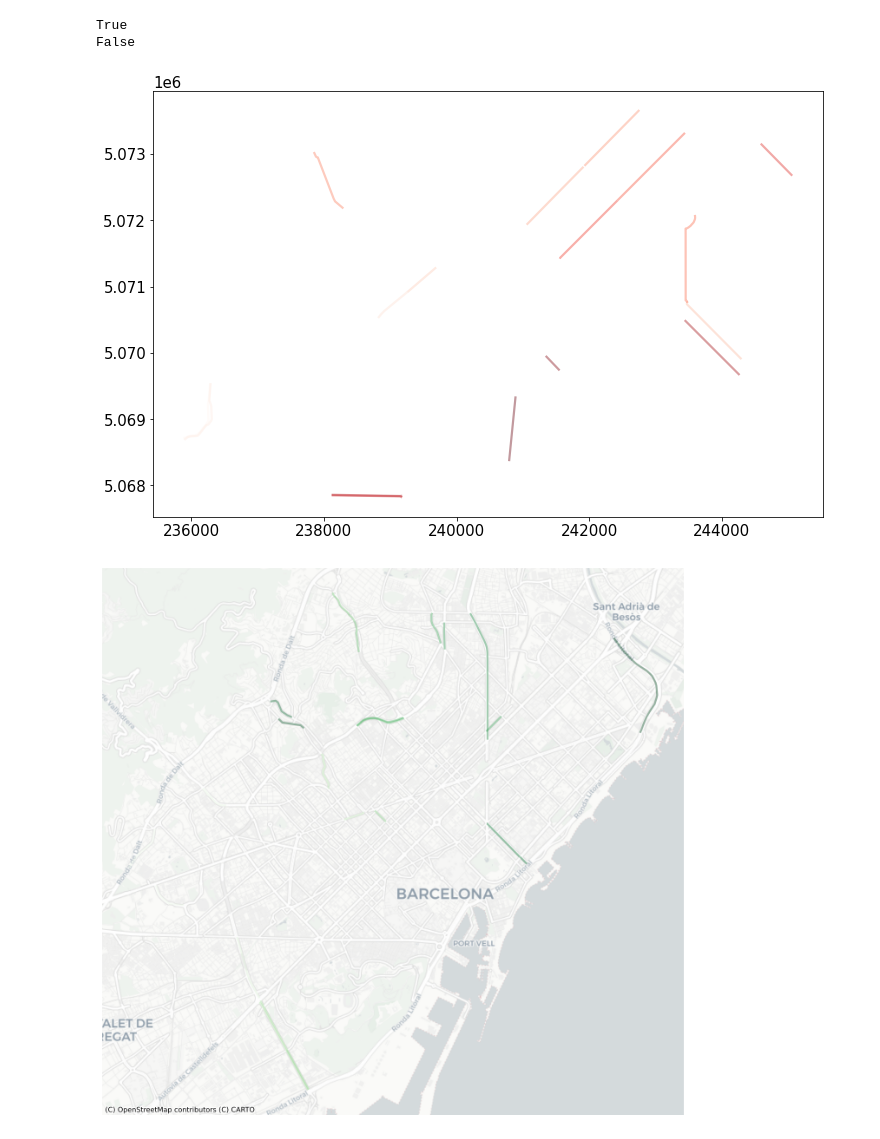
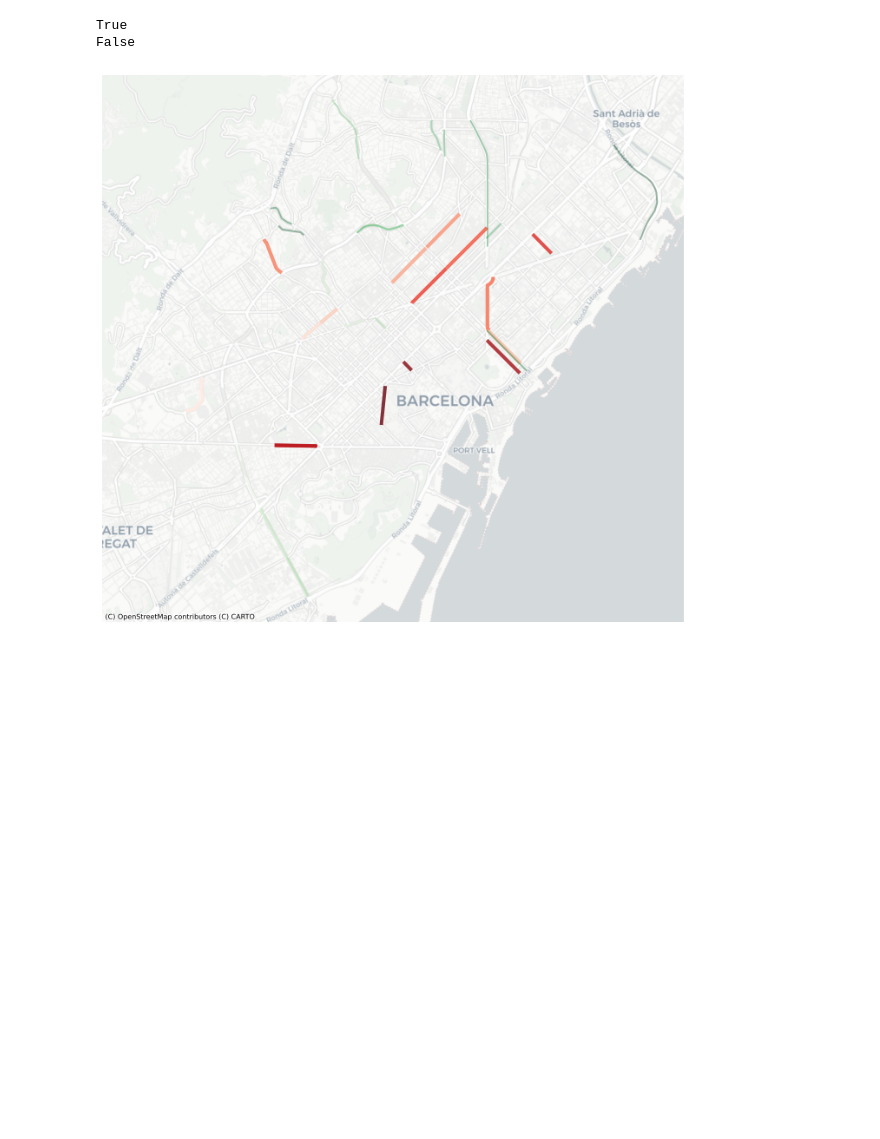
Before and after one commit to soyhyoj/BCN-TrafficForecast, a Jupyter notebook: notebooks/2. EDA.ipynb, the cells around one changed output. Saved outputs shown, nothing was run; the diff lists cells and outputs as text; code cells hidden in the pictures; blank space fills up the shorter version.

```diff
--- a/notebooks/2. EDA.ipynb
+++ b/notebooks/2. EDA.ipynb
@@ -276,2 +226,0 @@ array([ 6,  9, 12, 13, 19, 20, 21, 24, 26, 27, 28])
-# %%
-sep_2020.set_index('day').loc[reduced_traffic_sep2020].weekday.value_counts()
@@ -416,17 +433,16 @@ False
 # %%
 # Where are the removed and added section IDs located?
 removed_in_2020 = bcn_geom_2.loc[sectionID_only_2019]
 added_in_2020 = bcn_geom_2.loc[geom_for_added_2020]
 
 # Plot the traffic sections newly removed/added in 2020
-ax = removed_in_2020.plot(figsize=(12, 12), alpha=.4, cmap='Reds')
-ax = added_in_2020.plot(figsize=(12, 12), alpha=.4, cmap='Greens')
+ax = removed_in_2020.plot(figsize=(12, 12), alpha=.8, linewidth=4, cmap='Reds')
+added_in_2020.plot(ax=ax, alpha=.4, linewidth=2, cmap='Greens')
 
 # Basemap of BCN city
 ctx.add_basemap(ax, source=ctx.providers.CartoDB.Positron)
 
 ax.set_axis_off()
 plt.show()
 # %% [output]
-[figure, old version]
+[figure, new version]
-[figure, removed]
```
Also changed, not shown: parts of 20 cells of this notebook.
